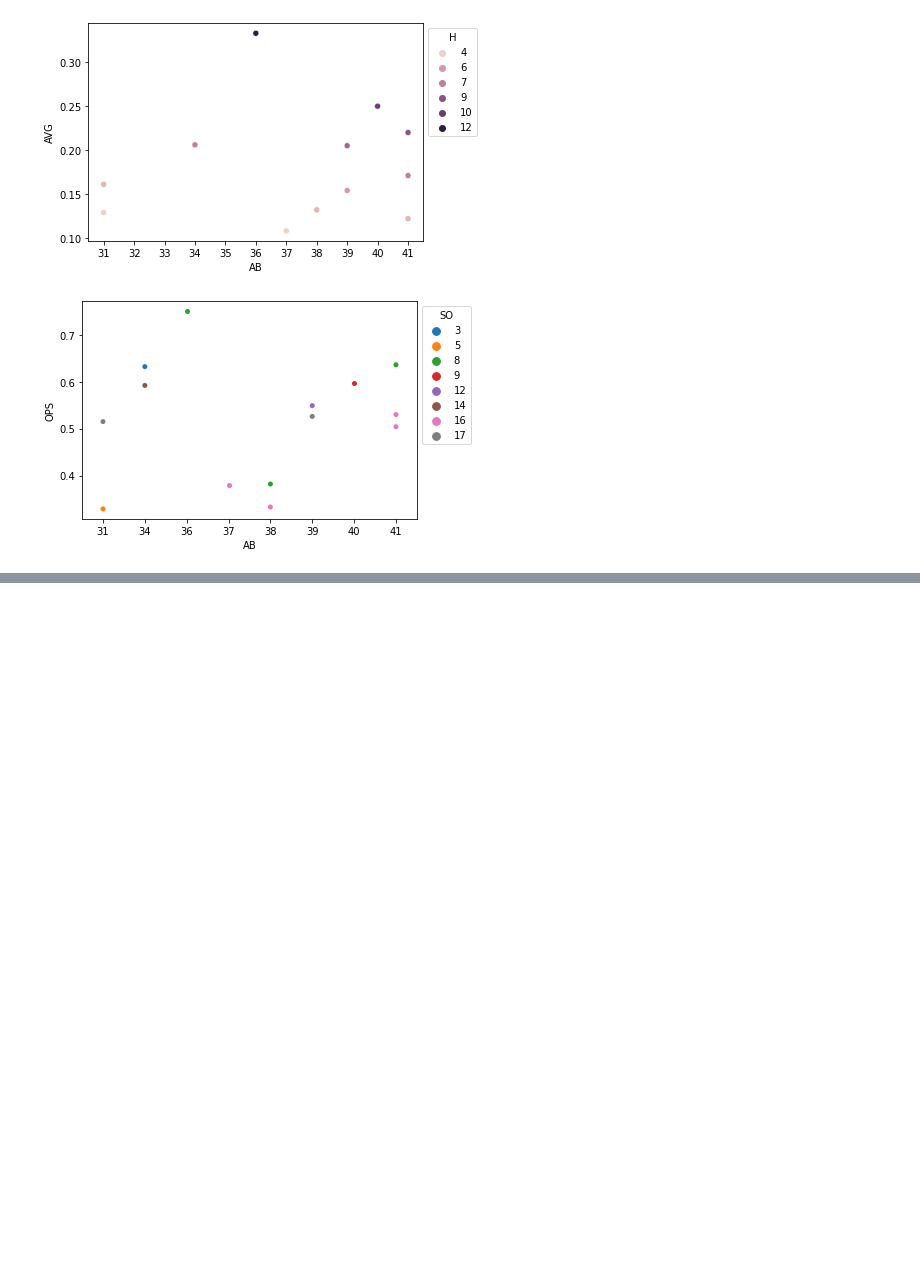
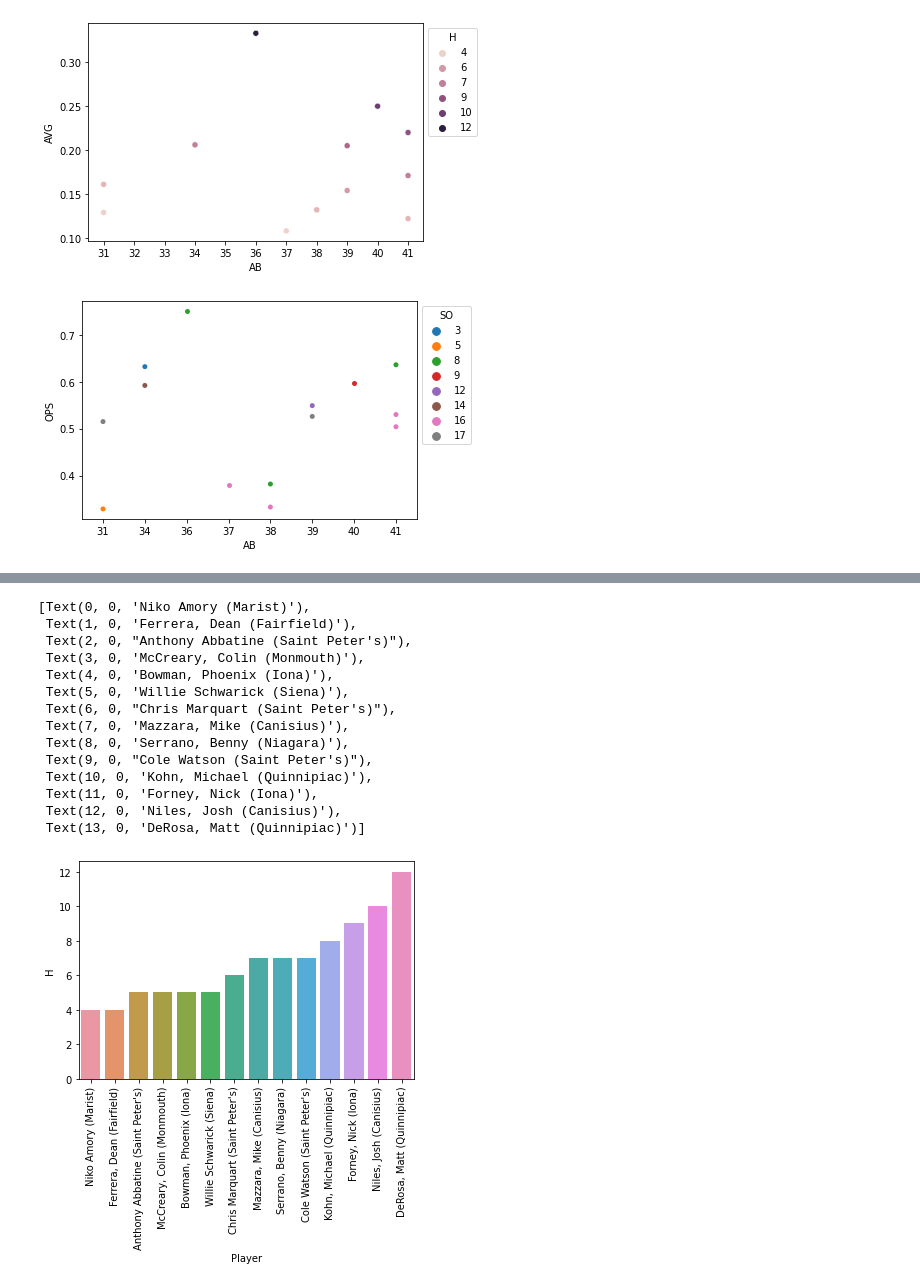
Before and after one commit to MicahlDeRosa/Baseball_stats, a Jupyter notebook: Untitled-1.ipynb, the cells around one changed output, grey strips where cells are left out. Drawn from its saved outputs; the diff is of its cells as text; code cells hidden in the pictures; blank space fills up the shorter version.

```diff
--- a/Untitled-1.ipynb
+++ b/Untitled-1.ipynb
@@ -131,0 +137,19 @@ sb.move_legend(model_2, "upper left", bbox_to_anchor=(1, 1))
+# %%
+model_4 = sb.barplot(x='Player', y='H', data=df_2, order=df_2.sort_values('H').Player)
+model_4.set_xticklabels(model_4.get_xticklabels(), rotation=90)
+# %% [output]
+[Text(0, 0, 'Niko Amory (Marist)'),
+ Text(1, 0, 'Ferrera, Dean (Fairfield)'),
+ Text(2, 0, "Anthony Abbatine (Saint Peter's)"),
+ Text(3, 0, 'McCreary, Colin (Monmouth)'),
+ Text(4, 0, 'Bowman, Phoenix (Iona)'),
+ Text(5, 0, 'Willie Schwarick (Siena)'),
+ Text(6, 0, "Chris Marquart (Saint Peter's)"),
+ Text(7, 0, 'Mazzara, Mike (Canisius)'),
+ Text(8, 0, 'Serrano, Benny (Niagara)'),
+ Text(9, 0, "Cole Watson (Saint Peter's)"),
+ Text(10, 0, 'Kohn, Michael (Quinnipiac)'),
+ Text(11, 0, 'Forney, Nick (Iona)'),
+ Text(12, 0, 'Niles, Josh (Canisius)'),
+ Text(13, 0, 'DeRosa, Matt (Quinnipiac)')]
+[figure, added]
```
Also changed, not shown: parts of 5 cells of this notebook.
